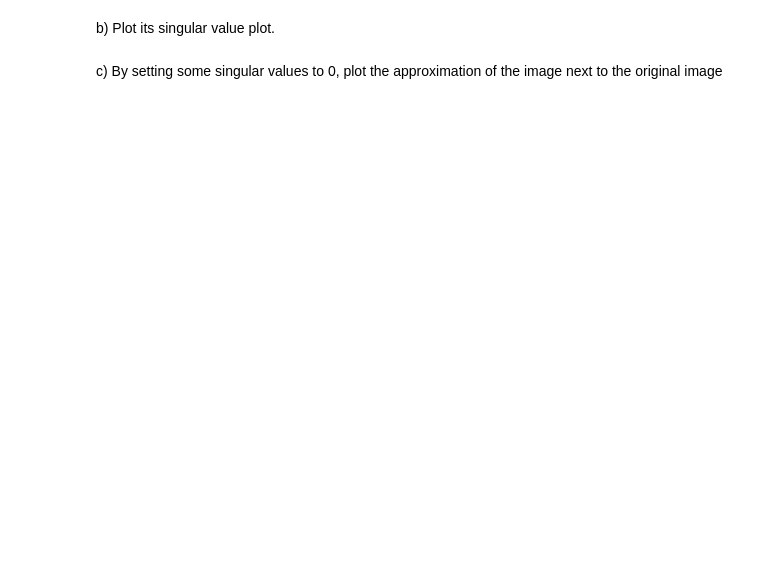
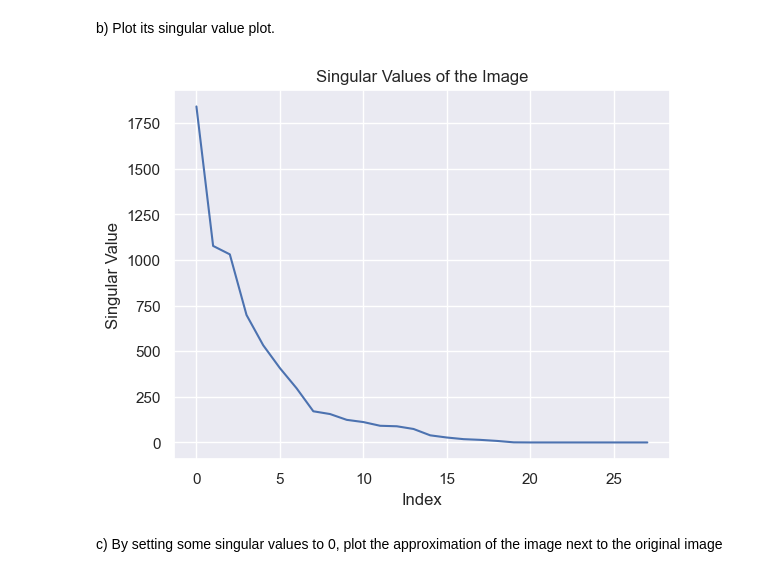
Before and after one commit to stonetharris/CS506, a Jupyter notebook: worksheets/worksheet_10.ipynb, the cells around one changed output. Cells and saved outputs as stored; diff of their text form; code cells hidden in the pictures; blank space fills up the shorter version.

```diff
--- a/worksheets/worksheet_10.ipynb
+++ b/worksheets/worksheet_10.ipynb
@@ -343,4 +372,14 @@ X, y = fetch_openml(name="mnist_784", version=1, return_X_y=True, as_frame=False
 # %% [markdown]
 b) Plot its singular value plot.
+# %%
+u, s, vt = np.linalg.svd(image)
+
+plt.plot(s)
+plt.title('Singular Values of the Image')
+plt.xlabel('Index')
+plt.ylabel('Singular Value')
+plt.show()
+# %% [output]
+[figure, added]
 # %% [markdown]
 c) By setting some singular values to 0, plot the approximation of the image next to the original image
```
Also changed, not shown: parts of 6 cells of this notebook.
